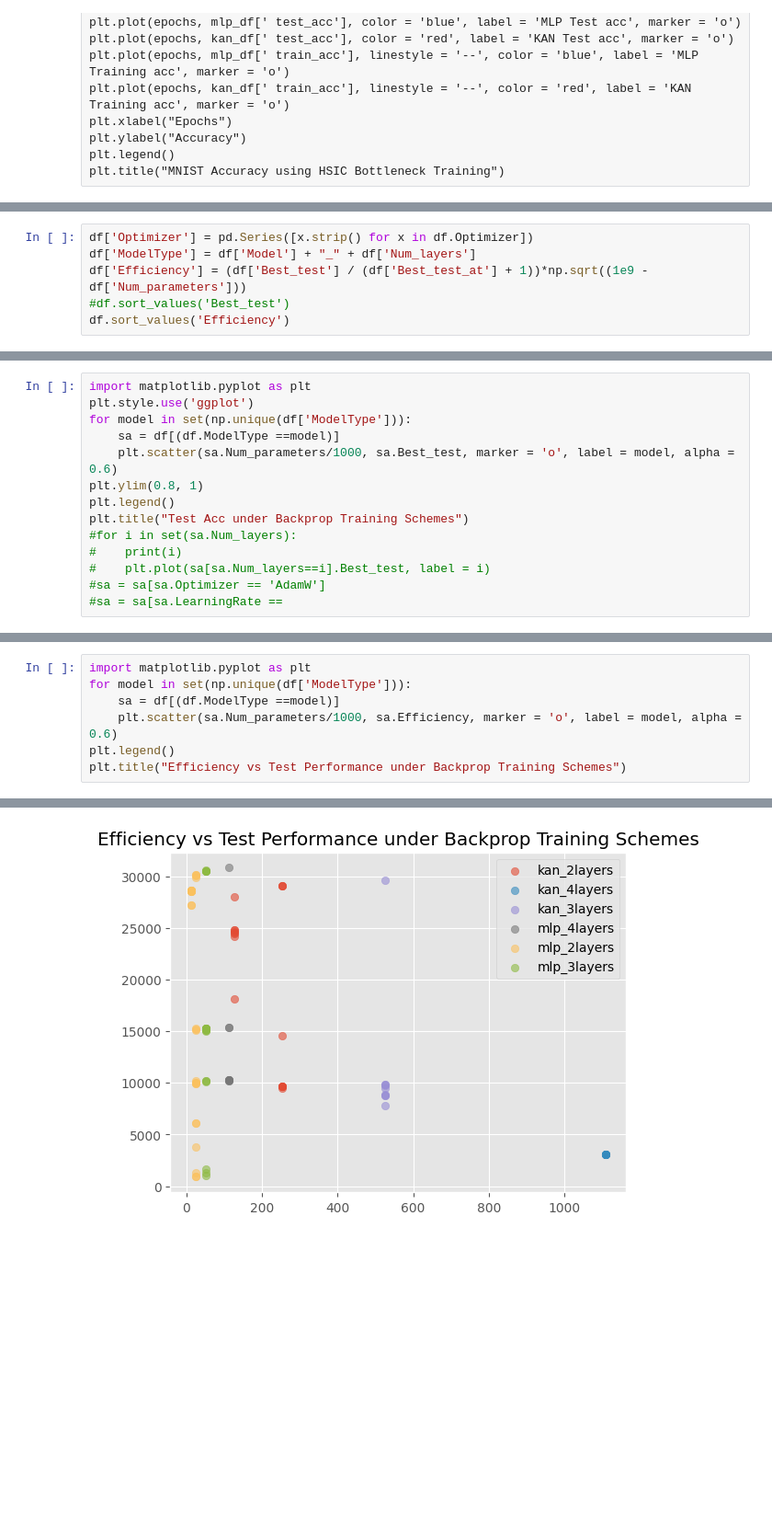
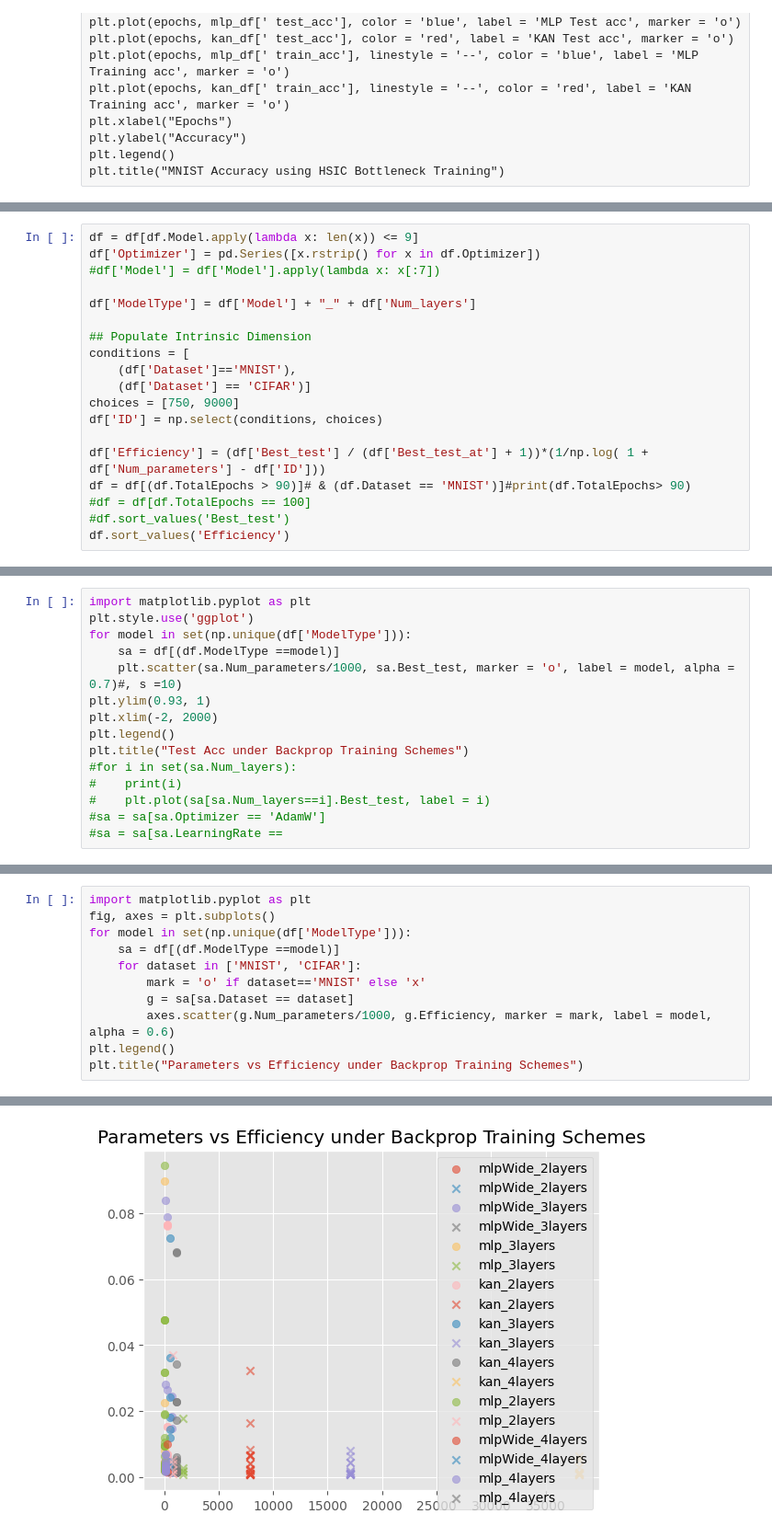
Before and after one commit to ShairozS/HSIC_Bottleneck-Pytorch, a Jupyter notebook: Notebooks/analyze_results.ipynb, the cells around one changed output, grey strips where cells are left out. Shown: that part at 92% size. Drawn from its saved outputs; the diff is of its cells as text; blank space fills up the shorter version.

```diff
--- a/Notebooks/analyze_results.ipynb
+++ b/Notebooks/analyze_results.ipynb
@@ -114,7 +119,20 @@ Processing:  MNIST_backprop_kan_2layers_batchsize_4096_lr_0.05_epochs_2_paramete
 # %%
-df['Optimizer'] = pd.Series([x.strip() for x in df.Optimizer])
+df = df[df.Model.apply(lambda x: len(x)) <= 9]
+df['Optimizer'] = pd.Series([x.rstrip() for x in df.Optimizer])
+#df['Model'] = df['Model'].apply(lambda x: x[:7])
+
 df['ModelType'] = df['Model'] + "_" + df['Num_layers']
-df['Efficiency'] = (df['Best_test'] / (df['Best_test_at'] + 1))*np.sqrt((1e9 - df['Num_parameters']))
+
+## Populate Intrinsic Dimension
+conditions = [
+    (df['Dataset']=='MNIST'),
+    (df['Dataset'] == 'CIFAR')]
+choices = [750, 9000]
+df['ID'] = np.select(conditions, choices)
+
+df['Efficiency'] = (df['Best_test'] / (df['Best_test_at'] + 1))*(1/np.log( 1 + df['Num_parameters'] - df['ID']))
+df = df[(df.TotalEpochs > 90)]# & (df.Dataset == 'MNIST')]#print(df.TotalEpochs> 90)
+#df = df[df.TotalEpochs == 100]
 #df.sort_values('Best_test')
 df.sort_values('Efficiency')
 # %% [output]
@@ -138,8 +173,9 @@ import matplotlib.pyplot as plt
 plt.style.use('ggplot')
 for model in set(np.unique(df['ModelType'])):
     sa = df[(df.ModelType ==model)]
-    plt.scatter(sa.Num_parameters/1000, sa.Best_test, marker = 'o', label = model, alpha = 0.6)
-plt.ylim(0.8, 1)
+    plt.scatter(sa.Num_parameters/1000, sa.Best_test, marker = 'o', label = model, alpha = 0.7)#, s =10)
+plt.ylim(0.93, 1)
+plt.xlim(-2, 2000)
 plt.legend()
 plt.title("Test Acc under Backprop Training Schemes")
 #for i in set(sa.Num_layers):
@@ -163,8 +203,12 @@ Text(0.5, 1.0, 'Avg. Epoch Time under Backprop Training Schemes')
 # %%
 import matplotlib.pyplot as plt
+fig, axes = plt.subplots()
 for model in set(np.unique(df['ModelType'])):
     sa = df[(df.ModelType ==model)]
-    plt.scatter(sa.Num_parameters/1000, sa.Efficiency, marker = 'o', label = model, alpha = 0.6)
+    for dataset in ['MNIST', 'CIFAR']:
+        mark = 'o' if dataset=='MNIST' else 'x'
+        g = sa[sa.Dataset == dataset]
+        axes.scatter(g.Num_parameters/1000, g.Efficiency, marker = mark, label = model, alpha = 0.6)
 plt.legend()
-plt.title("Efficiency vs Test Performance under Backprop Training Schemes")
+plt.title("Parameters vs Efficiency under Backprop Training Schemes")
 # %% [output]
@@ -172,3 +216,3 @@ Text(0.5, 1.0, 'Efficiency vs Test Performance under Backprop Training Schemes')
-[figure, old version]
+[figure, new version]
 # %%
 zs = df.groupby("ModelType", group_keys=True)[['Best_test']].max()
```
Also changed, not shown: parts of 14 cells of this notebook, 10 other files.
